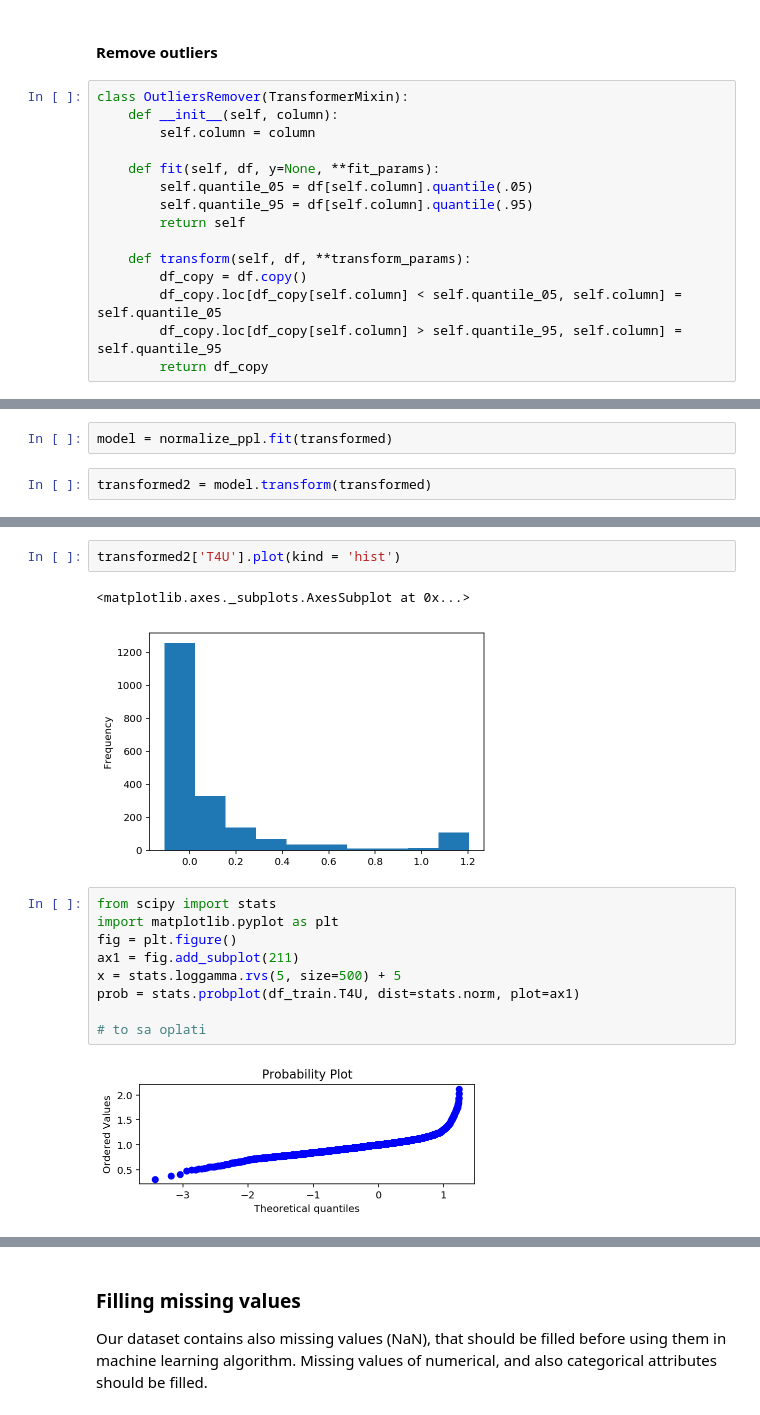
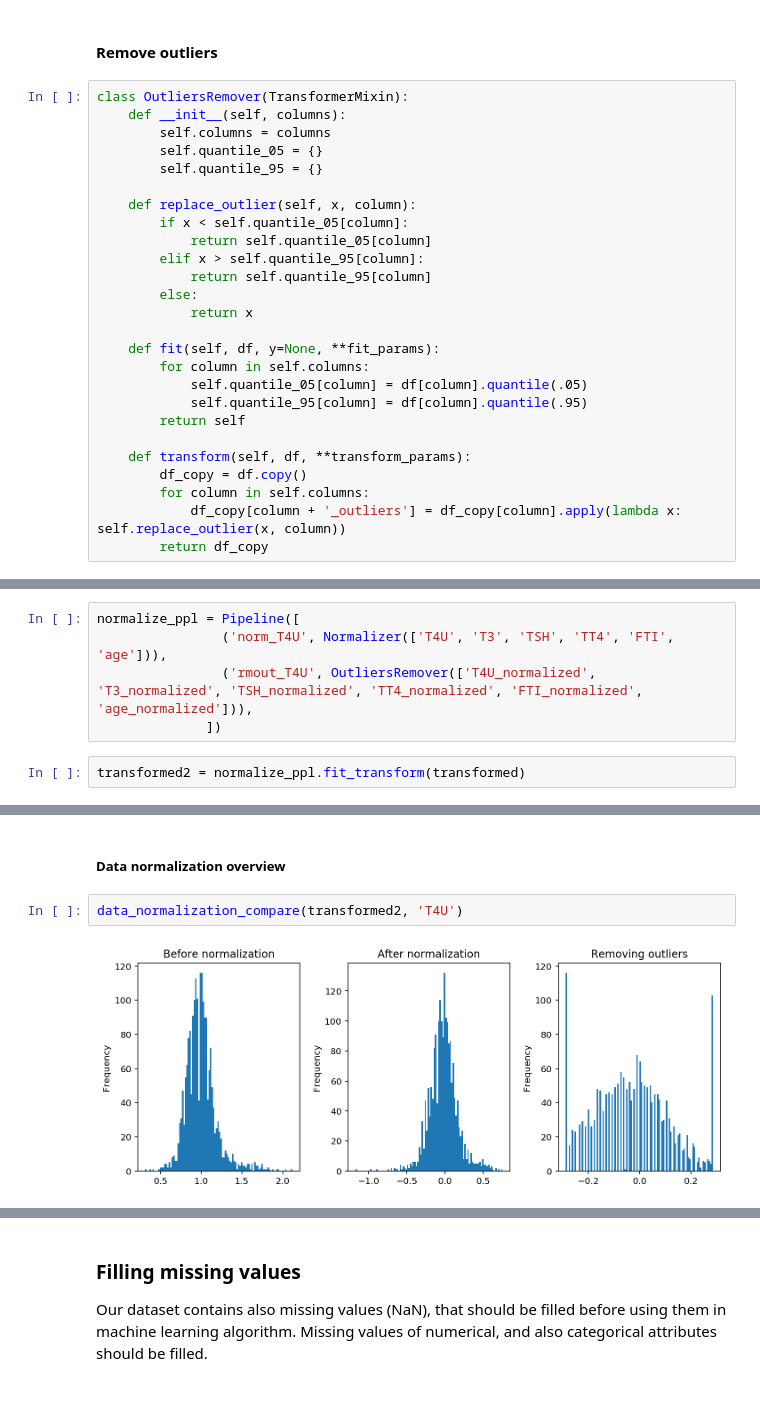
Before and after one commit to pmacinec/iau-project, a Jupyter notebook: macinec_janik_project1_preprocessing.ipynb, the cells around one changed output, grey strips where cells are left out. Cells and saved outputs as stored; diff of their text form.

Commit message:
Add models for filling missing values, normalization, etc

```diff
--- a/macinec_janik_project1_preprocessing.ipynb
+++ b/macinec_janik_project1_preprocessing.ipynb
@@ -467,16 +520,27 @@ class Normalizer(TransformerMixin):
 #### Remove outliers
 # %%
 class OutliersRemover(TransformerMixin):
-    def __init__(self, column):
-        self.column = column
+    def __init__(self, columns):
+        self.columns = columns
+        self.quantile_05 = {}
+        self.quantile_95 = {}
+
+    def replace_outlier(self, x, column):
+        if x < self.quantile_05[column]:
+            return self.quantile_05[column]
+        elif x > self.quantile_95[column]:
+            return self.quantile_95[column]
+        else:
+            return x
 
     def fit(self, df, y=None, **fit_params):
-        self.quantile_05 = df[self.column].quantile(.05)
-        self.quantile_95 = df[self.column].quantile(.95)
+        for column in self.columns:
+            self.quantile_05[column] = df[column].quantile(.05)
+            self.quantile_95[column] = df[column].quantile(.95)
         return self
 
     def transform(self, df, **transform_params):
         df_copy = df.copy()
-        df_copy.loc[df_copy[self.column] < self.quantile_05, self.column] = self.quantile_05
-        df_copy.loc[df_copy[self.column] > self.quantile_95, self.column] = self.quantile_95
+        for column in self.columns:
+            df_copy[column + '_outliers'] = df_copy[column].apply(lambda x: self.replace_outlier(x, column))
         return df_copy
@@ -488,4 +547,7 @@ normalize_ppl = Pipeline([
+# %%
+normalize_ppl = Pipeline([
+                ('norm_T4U', Normalizer(['T4U', 'T3', 'TSH', 'TT4', 'FTI', 'age'])),
+                ('rmout_T4U', OutliersRemover(['T4U_normalized', 'T3_normalized', 'TSH_normalized', 'TT4_normalized', 'FTI_normalized', 'age_normalized'])),
+              ])
 # %%
-model = normalize_ppl.fit(transformed)
+transformed2 = normalize_ppl.fit_transform(transformed)
-# %%
-transformed2 = model.transform(transformed)
@@ -504,16 +554,6 @@ tmp['T4U'].plot(kind = 'hist')
-# %%
-transformed2['T4U'].plot(kind = 'hist')
-# %% [output]
-<matplotlib.axes._subplots.AxesSubplot at 0x...>
-[figure, removed]
-# %%
-from scipy import stats
-import matplotlib.pyplot as plt
-fig = plt.figure()
-ax1 = fig.add_subplot(211)
-x = stats.loggamma.rvs(5, size=500) + 5
-prob = stats.probplot(df_train.T4U, dist=stats.norm, plot=ax1)
-
-# to sa oplati
-# %% [output]
-[figure, removed]
+# %% [markdown]
+##### Data normalization overview
+# %%
+data_normalization_compare(transformed2, 'T4U')
+# %% [output]
+[figure, added]
```
Also changed, not shown: parts of 56 cells of this notebook.
